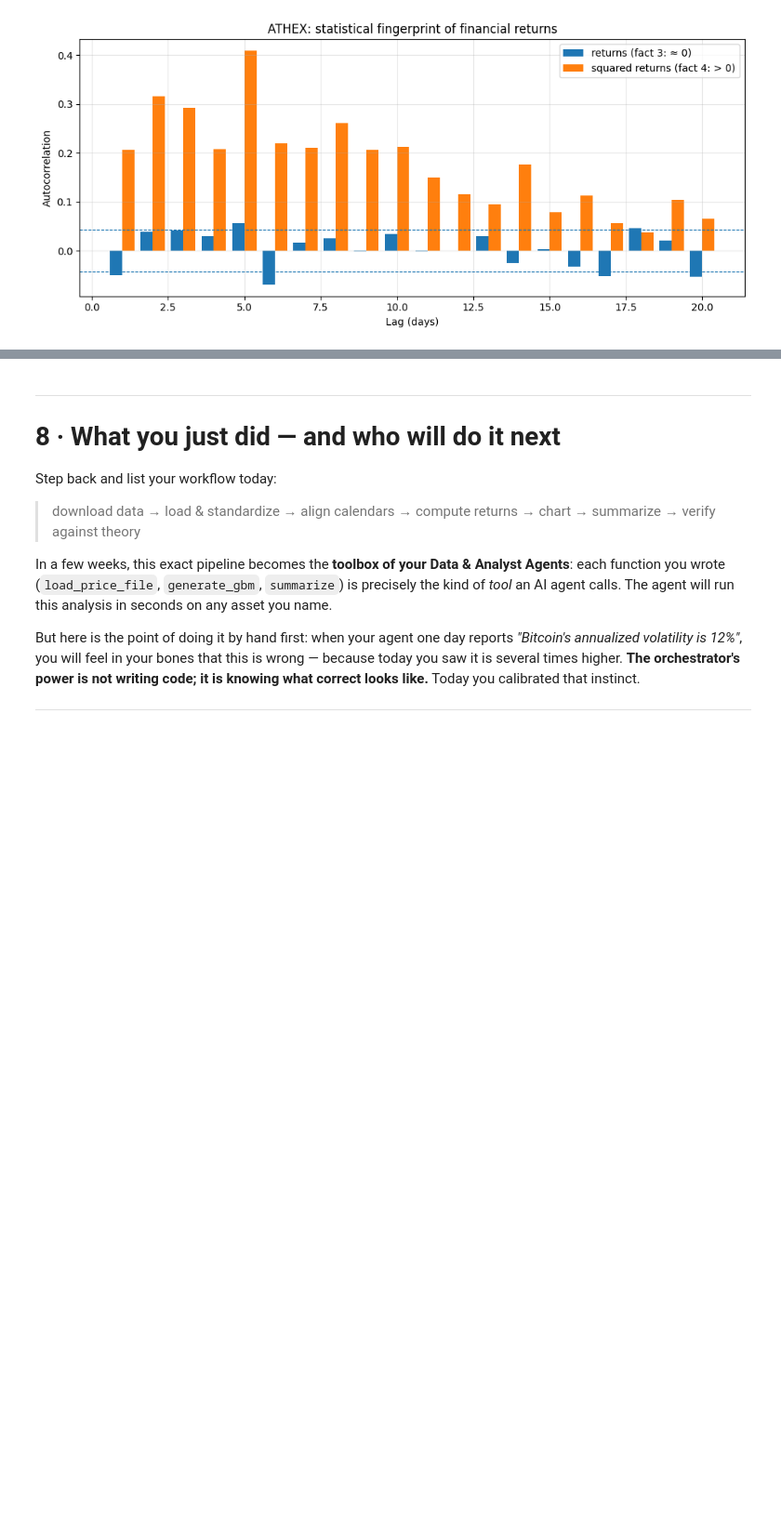
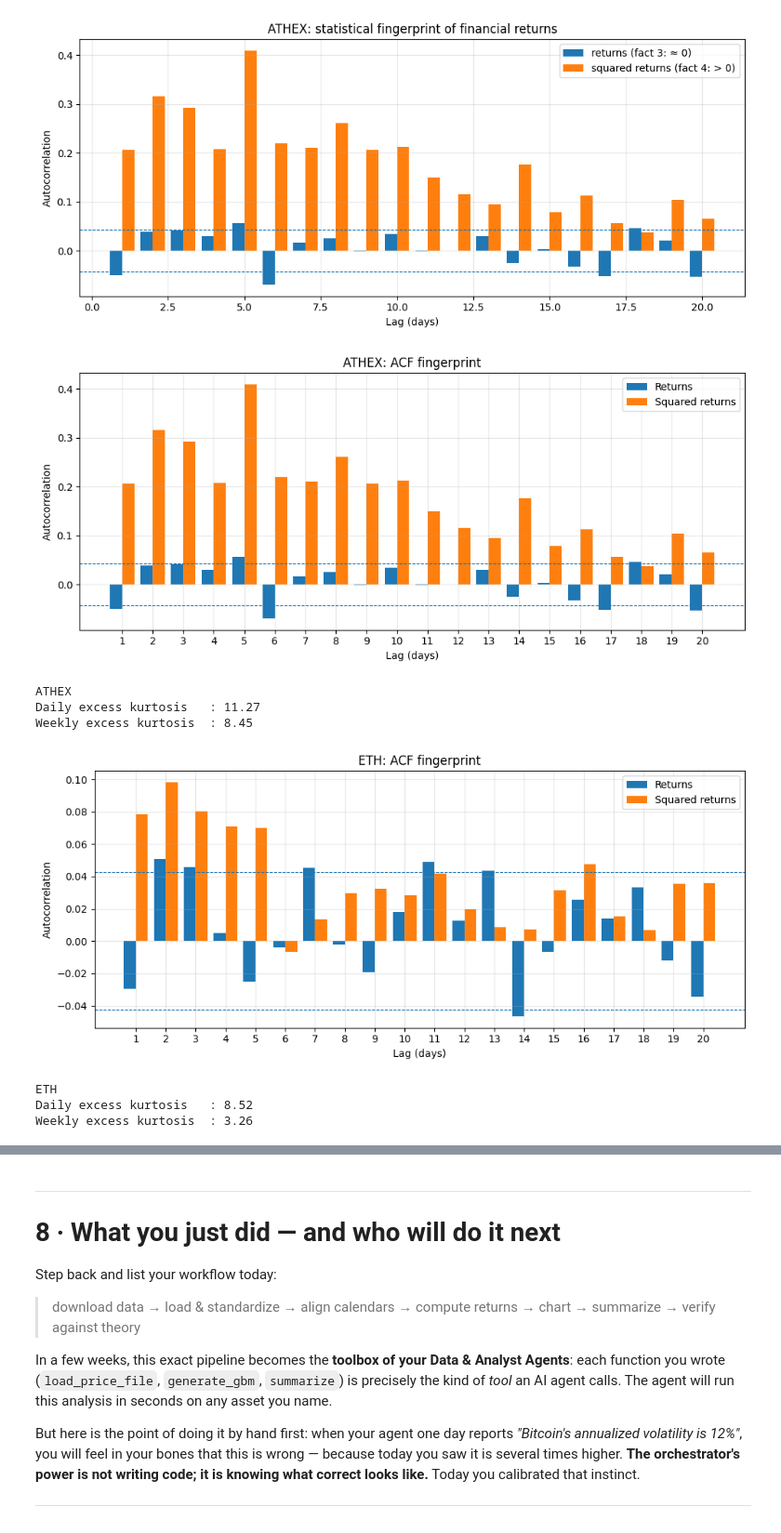
Before and after one commit to gkompo/fintech-ai-portfolio, a Jupyter notebook: W1_assignment_{Kompothanasis}.ipynb, the cells around one changed output, grey strips where cells are left out. Shown at 93% size. Saved outputs shown, nothing was run; the diff lists cells and outputs as text; code cells hidden in the pictures; blank space fills up the shorter version.

```diff
--- a/W1_assignment_{Kompothanasis}.ipynb
+++ b/W1_assignment_{Kompothanasis}.ipynb
@@ -766,3 +1064,81 @@ for asset in log_ret.columns:
 [figure]
 [figure]
 [figure]
+# %%
+# ============================================================
+# Task 3 — ACF fingerprint and aggregational Gaussianity
+# ============================================================
+
+CHOSEN_ASSETS = ["ATHEX", "ETH"]   # change these to your two chosen assets
+LAGS = range(1, 21)
+
+for asset in CHOSEN_ASSETS:
+
+    # Daily log returns
+    r = log_ret[asset].dropna()
+
+    # ACF of returns and squared returns
+    acf_r = [r.autocorr(lag=k) for k in LAGS]
+    acf_r2 = [(r**2).autocorr(lag=k) for k in LAGS]
+
+    # 95% approximate confidence band
+    band = 1.96 / np.sqrt(len(r))
+
+    # Plot ACF fingerprint
+    fig, ax = plt.subplots(figsize=(10, 4.5))
+
+    w = 0.4
+    ax.bar(
+        [k - w/2 for k in LAGS],
+        acf_r,
+        width=w,
+        label="Returns"
+    )
+
+    ax.bar(
+        [k + w/2 for k in LAGS],
+        acf_r2,
+        width=w,
+        label="Squared returns"
+    )
+
+    ax.axhline(band, ls="--", lw=0.8)
+    ax.axhline(-band, ls="--", lw=0.8)
+
+    ax.set_title(f"{asset}: ACF fingerprint")
+    ax.set_xlabel("Lag (days)")
+    ax.set_ylabel("Autocorrelation")
+    ax.set_xticks(list(LAGS))
+    ax.legend()
+    ax.grid(alpha=0.3)
+
+    plt.tight_layout()
+    plt.show()
+
+    # --------------------------------------------------------
+    # Fact 5 — Aggregational Gaussianity
+    # --------------------------------------------------------
+
+    # Weekly prices: last observation each Friday
+    weekly_prices = prices_aligned[asset].resample("W-FRI").last()
+
+    # Weekly log returns
+    weekly_returns = np.log(
+        weekly_prices / weekly_prices.shift(1)
+    ).dropna()
+
+    daily_kurtosis = r.kurt()
+    weekly_kurtosis = weekly_returns.kurt()
+
+    print(f"\n{asset}")
+    print(f"Daily excess kurtosis   : {daily_kurtosis:.2f}")
+    print(f"Weekly excess kurtosis  : {weekly_kurtosis:.2f}")
+# %% [output]
+[figure, added]
+ATHEX
+Daily excess kurtosis   : 11.27
+Weekly excess kurtosis  : 8.45
+[figure, added]
+ETH
+Daily excess kurtosis   : 8.52
+Weekly excess kurtosis  : 3.26
```
Also changed, not shown: parts of 7 cells of this notebook.
